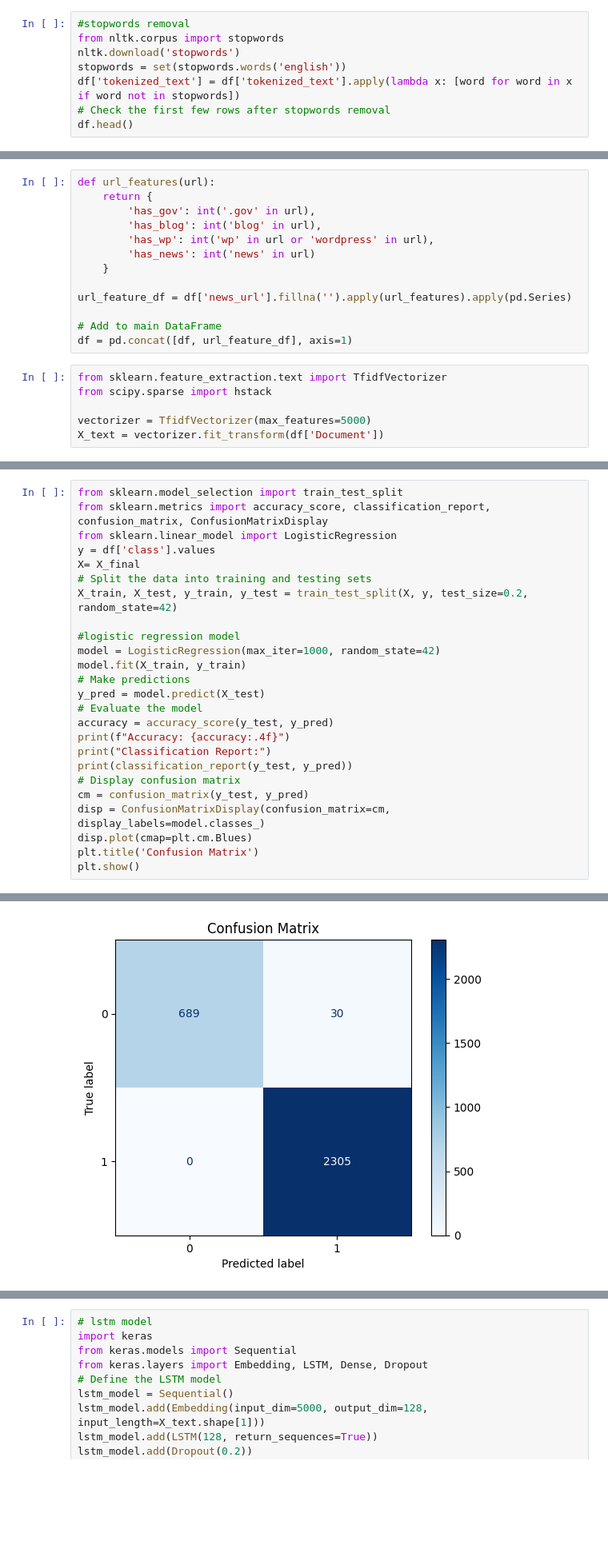
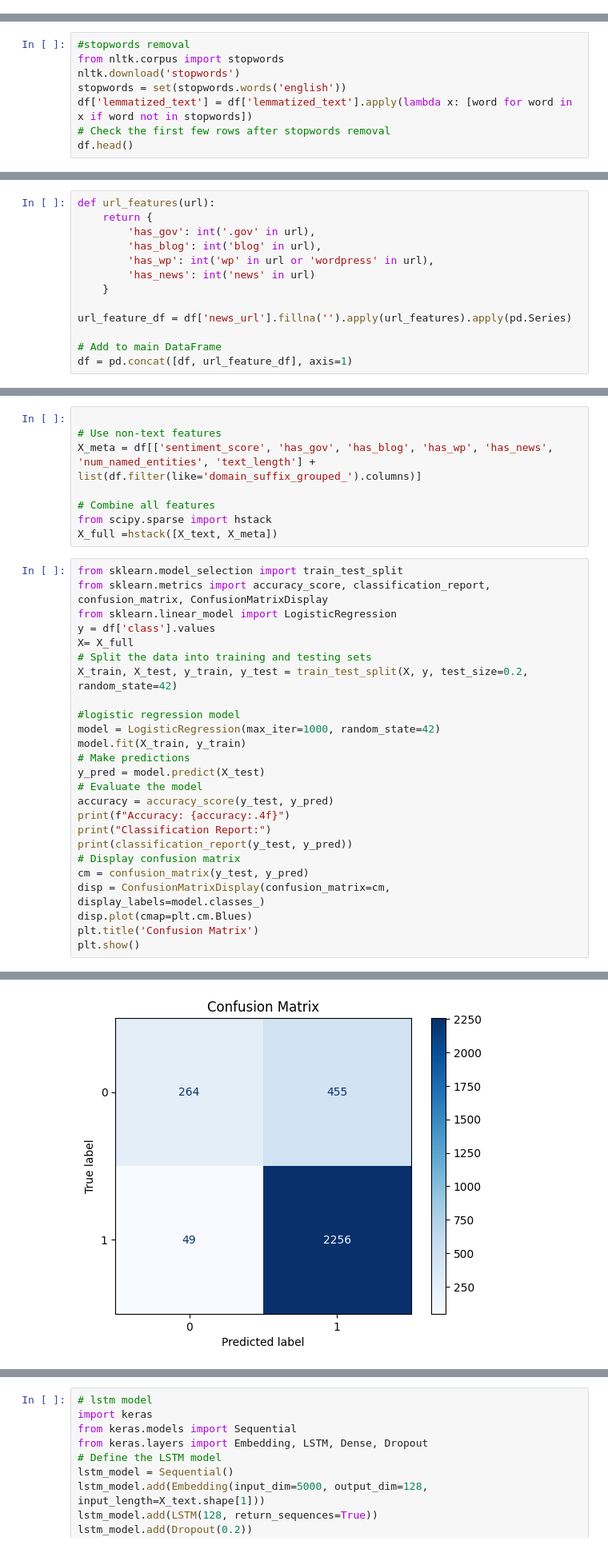
Before and after one commit to mwakad/Fake-News-Detection-, a Jupyter notebook: notebooks/gerald.ipynb, the cells around one changed output, grey strips where cells are left out. Shown at 80% size. Drawn from its saved outputs; the diff is of its cells as text; blank space fills up the shorter version.

Commit message:
changed df[domain] to df[suffix]

```diff
--- a/notebooks/gerald.ipynb
+++ b/notebooks/gerald.ipynb
@@ -122,11 +151,4 @@ df.head()
 # %%
-#stopwords removal
-from nltk.corpus import stopwords
-nltk.download('stopwords')
-stopwords = set(stopwords.words('english'))
-df['tokenized_text'] = df['tokenized_text'].apply(lambda x: [word for word in x if word not in stopwords])
-# Check the first few rows after stopwords removal
-df.head()
 # %% [output]
 [nltk_data] Downloading package stopwords to
 [nltk_data]     C:\Users\Administrator\AppData\Roaming\nltk_data...
@@ -157,0 +180,8 @@ df.head()
+# %%
+#stopwords removal
+from nltk.corpus import stopwords
+nltk.download('stopwords')
+stopwords = set(stopwords.words('english'))
+df['lemmatized_text'] = df['lemmatized_text'].apply(lambda x: [word for word in x if word not in stopwords])
+# Check the first few rows after stopwords removal
+df.head()
@@ -270,9 +291,3 @@ url_feature_df = df['news_url'].fillna('').apply(url_features).apply(pd.Series)
 
 # Add to main DataFrame
 df = pd.concat([df, url_feature_df], axis=1)
-# %%
-from sklearn.feature_extraction.text import TfidfVectorizer
-from scipy.sparse import hstack
-
-vectorizer = TfidfVectorizer(max_features=5000)
-X_text = vectorizer.fit_transform(df['Document'])
@@ -315,9 +328,17 @@ df.head()
+# %%
+
+# Use non-text features
+X_meta = df[['sentiment_score', 'has_gov', 'has_blog', 'has_wp', 'has_news', 'num_named_entities', 'text_length'] + list(df.filter(like='domain_suffix_grouped_').columns)]
+
+# Combine all features
+from scipy.sparse import hstack
+X_full =hstack([X_text, X_meta])
 # %%
 from sklearn.model_selection import train_test_split
 from sklearn.metrics import accuracy_score, classification_report, confusion_matrix, ConfusionMatrixDisplay
 from sklearn.linear_model import LogisticRegression
 y = df['class'].values
-X= X_final
+X= X_full
 # Split the data into training and testing sets
 X_train, X_test, y_train, y_test = train_test_split(X, y, test_size=0.2, random_state=42)
 
@@ -351,4 +372,4 @@ weighted avg       0.99      0.99      0.99      3024
-[figure, old version]
+[figure, new version]
 # %%
 # xgboost model
 import xgboost as xgb
```
Also changed, not shown: parts of 31 cells of this notebook.
